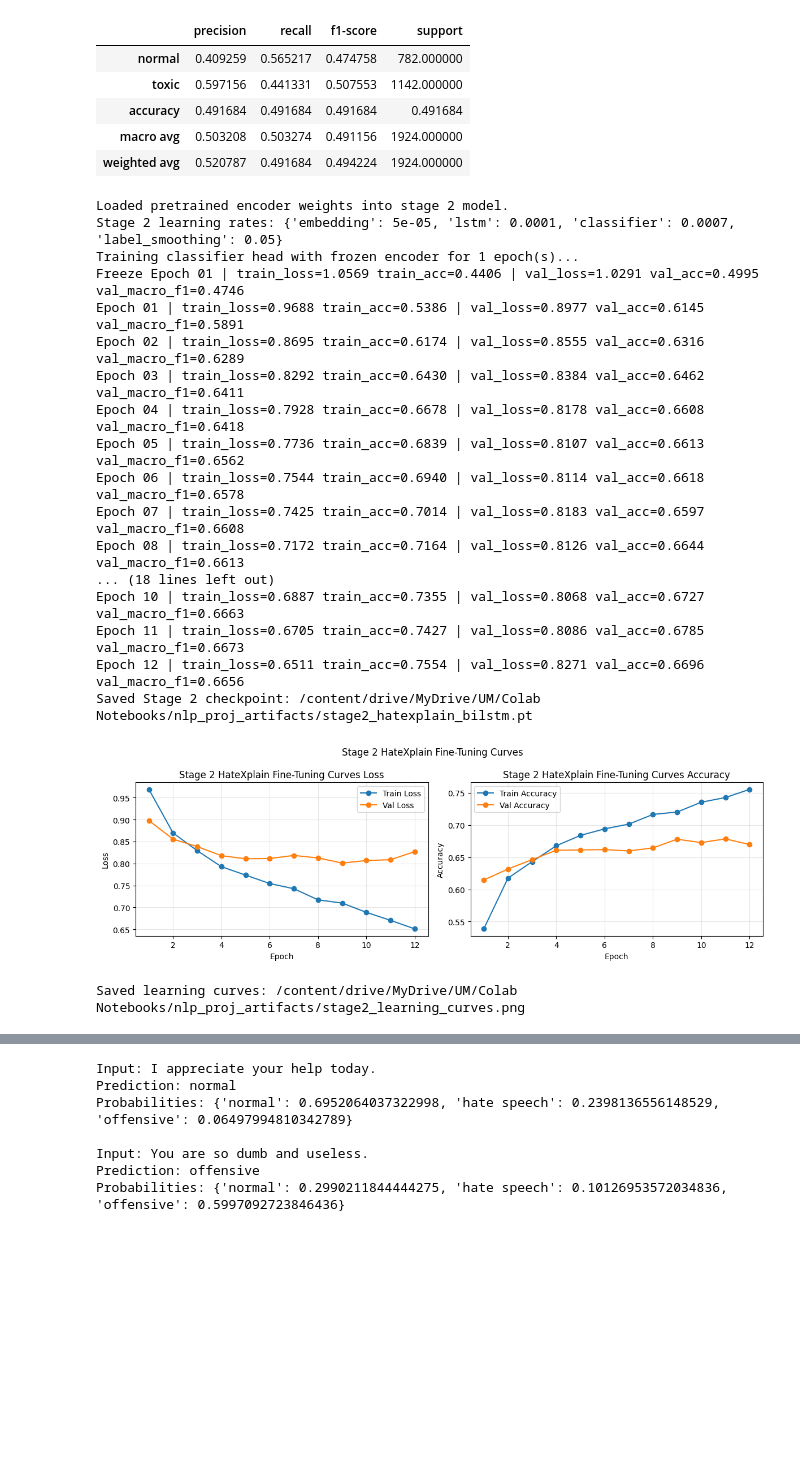
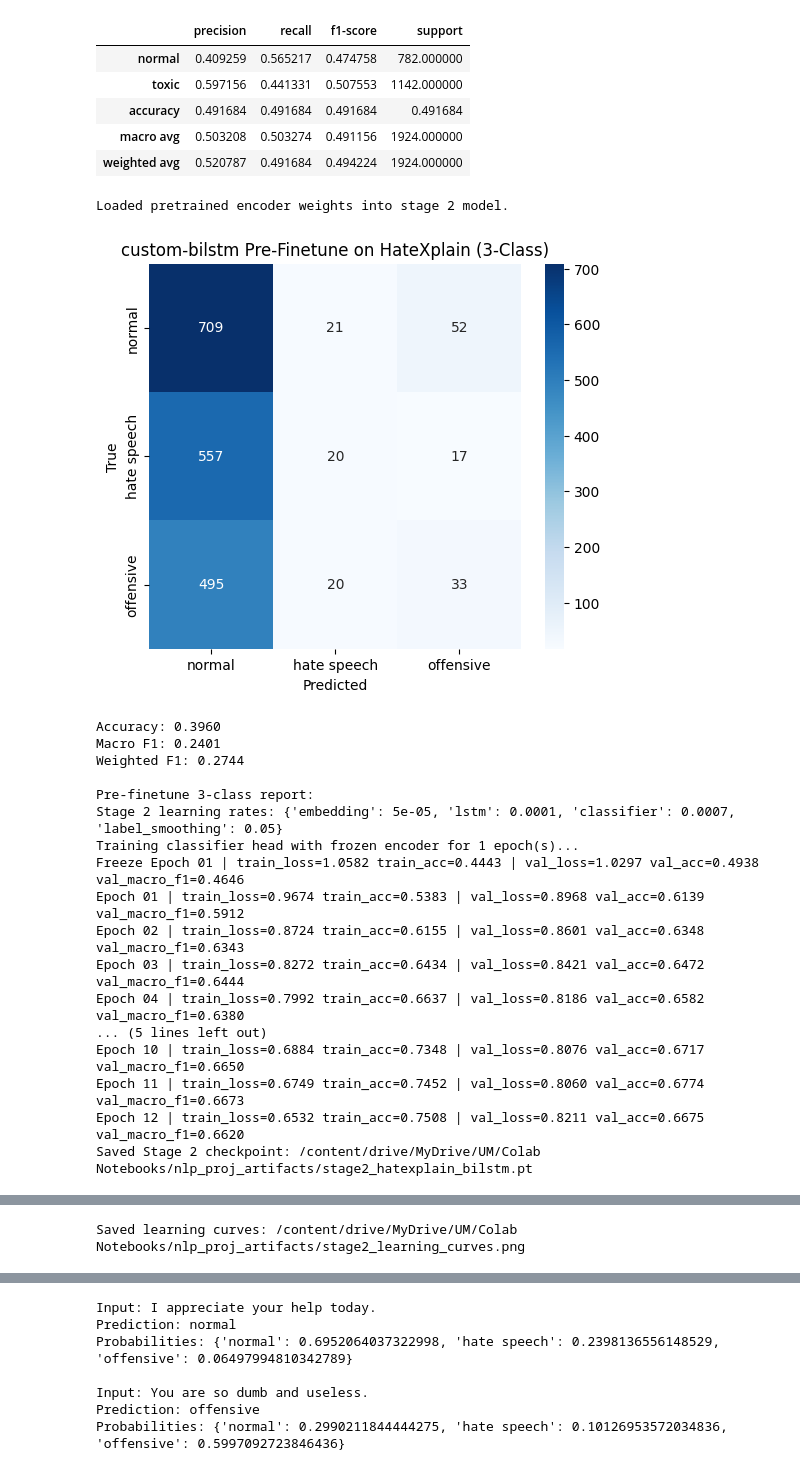
Before and after one commit to zylee5/WQF7007_NLP_Project, a Jupyter notebook: output/jupyter-notebook/bilstm_transfer_sentiment140_hatexplain.ipynb, the cells around one changed output, grey strips where cells are left out. Saved outputs shown, nothing was run; the diff lists cells and outputs as text; code cells hidden in the pictures; blank space fills up the shorter version.

```diff
--- a/output/jupyter-notebook/bilstm_transfer_sentiment140_hatexplain.ipynb
+++ b/output/jupyter-notebook/bilstm_transfer_sentiment140_hatexplain.ipynb
@@ -776,7 +776,7 @@ def evaluate_label_predictions(y_true, y_pred, label_names, title, cmap="Blues")
     return metrics
 
 
-def evaluate_stage1_on_hatexplain_binary(model, dataloader, device=DEVICE):
+def collect_model_predictions(model, dataloader, device=DEVICE):
     model.eval()
     y_true = []
     y_pred = []
@@ -788,14 +788,24 @@ def evaluate_stage1_on_hatexplain_binary(model, dataloader, device=DEVICE):
 
             logits = model(input_ids, lengths)
             preds = torch.argmax(logits, dim=1).cpu().numpy().astype(np.int64)
+
             y_pred.extend(preds.tolist())
+            y_true.extend(labels.cpu().numpy().astype(np.int64).tolist())
 
-            labels_binary = project_hatexplain_to_binary(labels.cpu().numpy())
-            y_true.extend(labels_binary.tolist())
+    return np.asarray(y_true, dtype=np.int64), np.asarray(y_pred, dtype=np.int64)
+
+
+def evaluate_stage1_on_hatexplain_binary(model, dataloader, device=DEVICE):
+    y_true_multi, y_pred_binary = collect_model_predictions(
+        model=model,
+        dataloader=dataloader,
+        device=device,
+    )
+    y_true_binary = project_hatexplain_to_binary(y_true_multi)
 
     return evaluate_label_predictions(
-        y_true=y_true,
-        y_pred=y_pred,
+        y_true=y_true_binary,
+        y_pred=y_pred_binary,
         label_names=[BINARY_ID_TO_LABEL[i] for i in range(2)],
         title=f"{MODEL_NAME_CUSTOM_BILSTM} Stage 1 on HateXplain (Binary Projection)",
         cmap="Oranges",
@@ -1068,6 +1073,24 @@ if LOAD_STAGE1_ENCODER:
     print("Loaded pretrained encoder weights into stage 2 model.")
 else:
     print("Skipping Sentiment140 encoder transfer. Stage 2 starts from GloVe/random embeddings.")
+
+# Stage 1 transfer baseline on the 3-class target before any stage-2 training.
+label_names = [ID_TO_LABEL[i] for i in range(3)]
+pre_stage2_true, pre_stage2_pred = collect_model_predictions(
+    model=stage2_model,
+    dataloader=hx_test_loader,
+    device=DEVICE,
+)
+pre_stage2_metrics = evaluate_label_predictions(
+    y_true=pre_stage2_true,
+    y_pred=pre_stage2_pred,
+    label_names=label_names,
+    title=f"{MODEL_NAME_CUSTOM_BILSTM} Pre-Finetune on HateXplain (3-Class)",
+    cmap="Blues",
+)
+upsert_experiment_result(MODEL_NAME_CUSTOM_BILSTM, "pre-finetune", "3-class", pre_stage2_metrics)
+print("\nPre-finetune 3-class report:")
+pd.DataFrame(pre_stage2_metrics["classification_report"]).T
 
 criterion_stage2 = nn.CrossEntropyLoss(label_smoothing=STAGE2_LABEL_SMOOTHING)
 print(
@@ -1111,48 +1134,48 @@ if FREEZE_ENCODER_EPOCHS > 0:
 
 optimizer_stage2 = build_stage2_optimizer(stage2_model)
 
 stage2_history, stage2_model = fit_with_early_stopping(
     model=stage2_model,
     train_loader=hx_train_loader,
     val_loader=hx_val_loader,
     optimizer=optimizer_stage2,
     criterion=criterion_stage2,
     device=DEVICE,
     epochs=EPOCHS_FINETUNE,
     patience=PATIENCE_FINETUNE,
     monitor="val_macro_f1",
     mode="max",
     min_delta=1e-3,
 )
 
 stage2_ckpt = ARTIFACT_DIR / "stage2_hatexplain_bilstm.pt"
 torch.save(stage2_model.state_dict(), stage2_ckpt)
 print(f"Saved Stage 2 checkpoint: {stage2_ckpt}")
 
 plot_learning_curves(
     stage2_history,
     title="Stage 2 HateXplain Fine-Tuning Curves",
     save_path=ARTIFACT_DIR / "stage2_learning_curves.png",
 )
 
 stage2_history
 # %% [output]
 Loaded pretrained encoder weights into stage 2 model.
-Stage 2 learning rates: {'embedding': 5e-05, 'lstm': 0.0001, 'classifier': 0.0007, 'label_smoothing': 0.05}
-Training classifier head with frozen encoder for 1 epoch(s)...
-Freeze Epoch 01 | train_loss=1.0569 train_acc=0.4406 | val_loss=1.0291 val_acc=0.4995 val_macro_f1=0.4746
-Epoch 01 | train_loss=0.9688 train_acc=0.5386 | val_loss=0.8977 val_acc=0.6145 val_macro_f1=0.5891
-Epoch 02 | train_loss=0.8695 train_acc=0.6174 | val_loss=0.8555 val_acc=0.6316 val_macro_f1=0.6289
-Epoch 03 | train_loss=0.8292 train_acc=0.6430 | val_loss=0.8384 val_acc=0.6462 val_macro_f1=0.6411
-Epoch 04 | train_loss=0.7928 train_acc=0.6678 | val_loss=0.8178 val_acc=0.6608 val_macro_f1=0.6418
-Epoch 05 | train_loss=0.7736 train_acc=0.6839 | val_loss=0.8107 val_acc=0.6613 val_macro_f1=0.6562
-Epoch 06 | train_loss=0.7544 train_acc=0.6940 | val_loss=0.8114 val_acc=0.6618 val_macro_f1=0.6578
-Epoch 07 | train_loss=0.7425 train_acc=0.7014 | val_loss=0.8183 val_acc=0.6597 val_macro_f1=0.6608
-Epoch 08 | train_loss=0.7172 train_acc=0.7164 | val_loss=0.8126 val_acc=0.6644 val_macro_f1=0.6613
-... (18 lines left out)
-Epoch 10 | train_loss=0.6887 train_acc=0.7355 | val_loss=0.8068 val_acc=0.6727 val_macro_f1=0.6663
-Epoch 11 | train_loss=0.6705 train_acc=0.7427 | val_loss=0.8086 val_acc=0.6785 val_macro_f1=0.6673
-Epoch 12 | train_loss=0.6511 train_acc=0.7554 | val_loss=0.8271 val_acc=0.6696 val_macro_f1=0.6656
-Saved Stage 2 checkpoint: /content/drive/MyDrive/UM/Colab Notebooks/nlp_proj_artifacts/stage2_hatexplain_bilstm.pt
-[figure, old version]
+[figure, new version]
-Saved learning curves: /content/drive/MyDrive/UM/Colab Notebooks/nlp_proj_artifacts/stage2_learning_curves.png
+Accuracy: 0.3960
+Macro F1: 0.2401
+Weighted F1: 0.2744
+
+Pre-finetune 3-class report:
+Stage 2 learning rates: {'embedding': 5e-05, 'lstm': 0.0001, 'classifier': 0.0007, 'label_smoothing': 0.05}
+Training classifier head with frozen encoder for 1 epoch(s)...
+Freeze Epoch 01 | train_loss=1.0582 train_acc=0.4443 | val_loss=1.0297 val_acc=0.4938 val_macro_f1=0.4646
+Epoch 01 | train_loss=0.9674 train_acc=0.5383 | val_loss=0.8968 val_acc=0.6139 val_macro_f1=0.5912
+Epoch 02 | train_loss=0.8724 train_acc=0.6155 | val_loss=0.8601 val_acc=0.6348 val_macro_f1=0.6343
+Epoch 03 | train_loss=0.8272 train_acc=0.6434 | val_loss=0.8421 val_acc=0.6472 val_macro_f1=0.6444
+Epoch 04 | train_loss=0.7992 train_acc=0.6637 | val_loss=0.8186 val_acc=0.6582 val_macro_f1=0.6380
+... (5 lines left out)
+Epoch 10 | train_loss=0.6884 train_acc=0.7348 | val_loss=0.8076 val_acc=0.6717 val_macro_f1=0.6650
+Epoch 11 | train_loss=0.6749 train_acc=0.7452 | val_loss=0.8060 val_acc=0.6774 val_macro_f1=0.6673
+Epoch 12 | train_loss=0.6532 train_acc=0.7508 | val_loss=0.8211 val_acc=0.6675 val_macro_f1=0.6620
+Saved Stage 2 checkpoint: /content/drive/MyDrive/UM/Colab Notebooks/nlp_proj_artifacts/stage2_hatexplain_bilstm.pt
@@ -1159 +1183,2 @@ Saved learning curves: /content/drive/MyDrive/UM/Colab Notebooks/nlp_proj_artifa
+Saved learning curves: /content/drive/MyDrive/UM/Colab Notebooks/nlp_proj_artifacts/stage2_learning_curves.png
 |  | epoch | train_loss | train_acc | val_loss | val_acc | val_macro_f1 |
```
Also changed, not shown: parts of 7 cells of this notebook.
